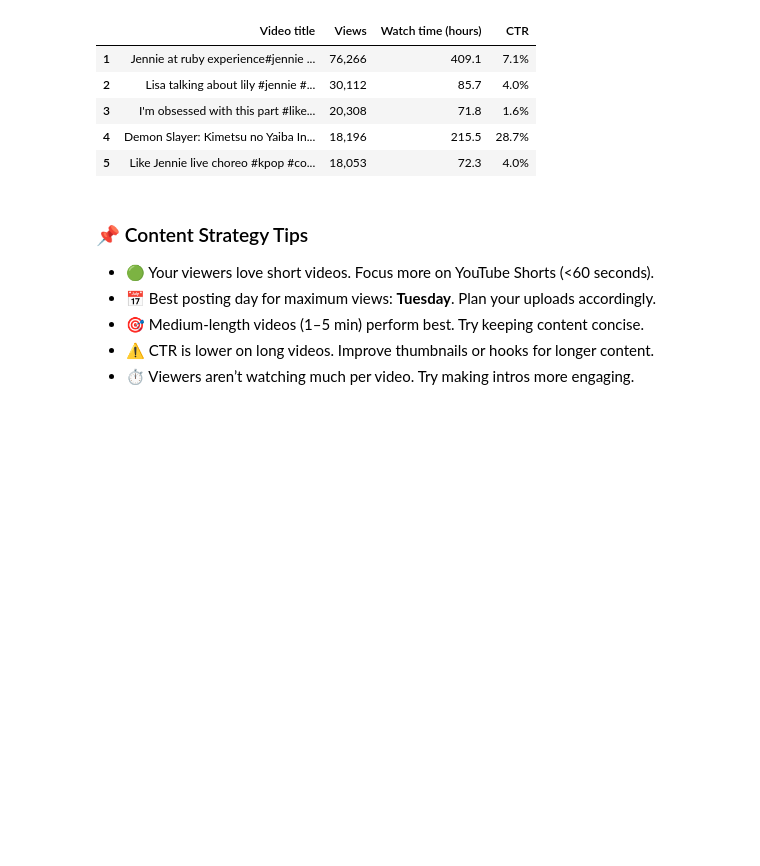
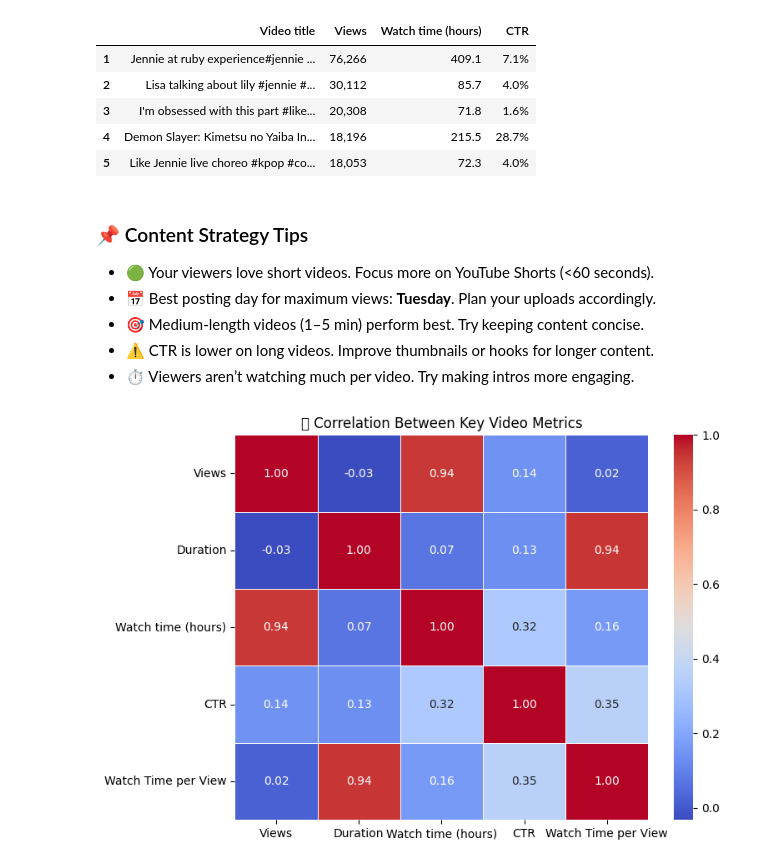
Before and after one commit to abinayagoudjandhyala/Content-Strategy-Recommender, a Jupyter notebook: Content Strategy Recommender/Content Recommender.ipynb, the cells around one changed output. Cells and saved outputs as stored; diff of their text form; code cells hidden in the pictures; blank space fills up the shorter version.

Commit message:
Add: correlation heatmap, top CTR table, and weekly upload analysis

```diff
--- a/Content Strategy Recommender/Content Recommender.ipynb
+++ b/Content Strategy Recommender/Content Recommender.ipynb
@@ -124,3 +124,18 @@ display(Markdown("### 📌 Content Strategy Tips\n" + "\n".join([f"- {tip}" for
 - 🎯 Medium-length videos (1–5 min) perform best. Try keeping content concise.
 - ⚠️ CTR is lower on long videos. Improve thumbnails or hooks for longer content.
 - ⏱️ Viewers aren’t watching much per video. Try making intros more engaging.
+# %%
+# 📊 Correlation Heatmap for numeric metrics
+# We use only numeric columns and ensure Watch Time per View exists
+if "Watch Time per View" not in table_data.columns:
+    table_data["Watch Time per View"] = table_data["Watch time (hours)"] * 60 / table_data["Views"]
+
+numeric_cols = ["Views", "Duration", "Watch time (hours)", "CTR", "Watch Time per View"]
+corr_data = table_data[numeric_cols]
+
+plt.figure(figsize=(8,6))
+sns.heatmap(corr_data.corr(), annot=True, cmap="coolwarm", fmt=".2f", linewidths=0.5)
+plt.title("🔗 Correlation Between Key Video Metrics")
+plt.show()
+# %% [output]
+[figure, added]
```
Also changed, not shown: parts of 2 cells of this notebook.
